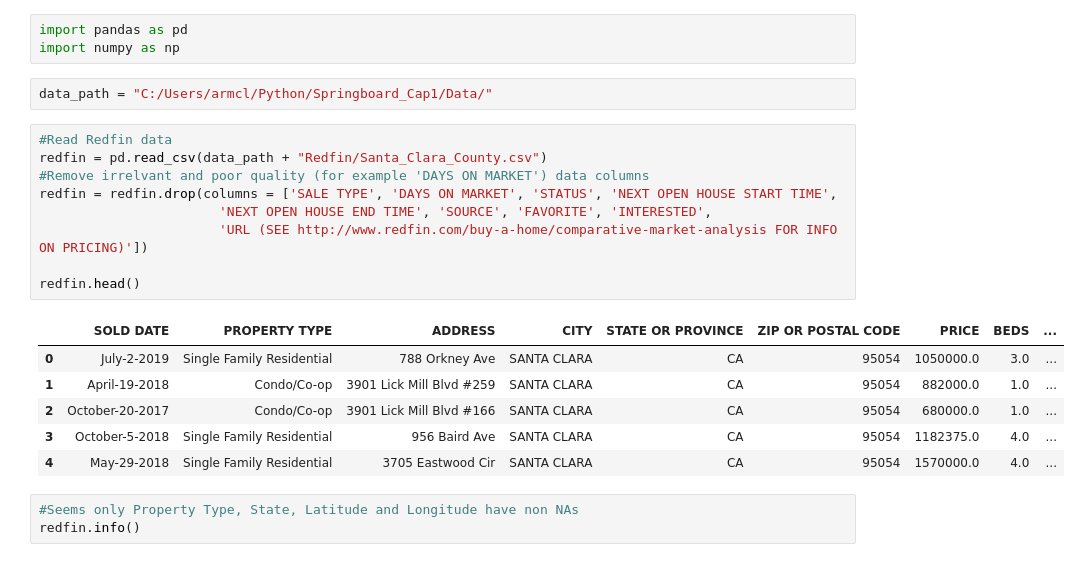
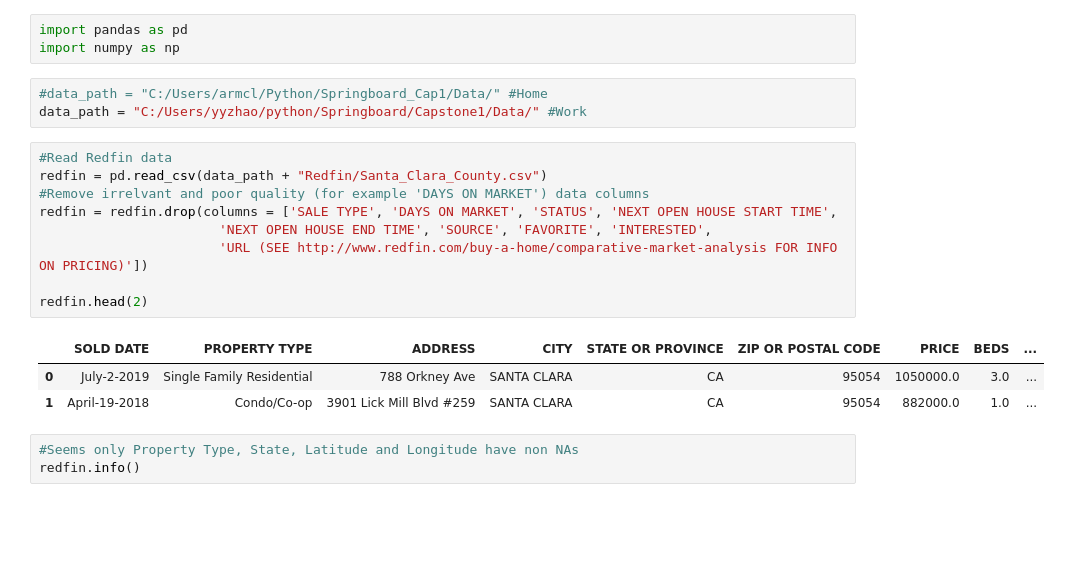
Before and after one commit to Armclimber/Projects, a Jupyter notebook: Data Wrangling.ipynb, the cells around one changed output. Saved outputs shown, nothing was run; the diff lists cells and outputs as text; blank space fills up the shorter version.

```diff
--- a/Data Wrangling.ipynb
+++ b/Data Wrangling.ipynb
@@ -2,23 +2,21 @@
 import pandas as pd
 import numpy as np
 # %%
-data_path = "C:/Users/armcl/Python/Springboard_Cap1/Data/"
+#data_path = "C:/Users/armcl/Python/Springboard_Cap1/Data/" #Home
+data_path = "C:/Users/yyzhao/python/Springboard/Capstone1/Data/" #Work
 # %%
 #Read Redfin data
 redfin = pd.read_csv(data_path + "Redfin/Santa_Clara_County.csv")
 #Remove irrelvant and poor quality (for example 'DAYS ON MARKET') data columns
 redfin = redfin.drop(columns = ['SALE TYPE', 'DAYS ON MARKET', 'STATUS', 'NEXT OPEN HOUSE START TIME',
                        'NEXT OPEN HOUSE END TIME', 'SOURCE', 'FAVORITE', 'INTERESTED',
                        'URL (SEE http://www.redfin.com/buy-a-home/comparative-market-analysis FOR INFO ON PRICING)'])
 
-redfin.head()
+redfin.head(2)
 # %% [output]
 |  | SOLD DATE | PROPERTY TYPE | ADDRESS | CITY | STATE OR PROVINCE | ZIP OR POSTAL CODE | PRICE | BEDS | ... |
 | 0 | July-2-2019 | Single Family Residential | 788 Orkney Ave | SANTA CLARA | CA | 95054 | 1050000.0 | 3.0 | ... |
 | 1 | April-19-2018 | Condo/Co-op | 3901 Lick Mill Blvd #259 | SANTA CLARA | CA | 95054 | 882000.0 | 1.0 | ... |
-| 2 | October-20-2017 | Condo/Co-op | 3901 Lick Mill Blvd #166 | SANTA CLARA | CA | 95054 | 680000.0 | 1.0 | ... |
-| 3 | October-5-2018 | Single Family Residential | 956 Baird Ave | SANTA CLARA | CA | 95054 | 1182375.0 | 4.0 | ... |
-| 4 | May-29-2018 | Single Family Residential | 3705 Eastwood Cir | SANTA CLARA | CA | 95054 | 1570000.0 | 4.0 | ... |
 # %%
 #Seems only Property Type, State, Latitude and Longitude have non NAs
 redfin.info()
```
Also changed, not shown: parts of 4 cells of this notebook.
